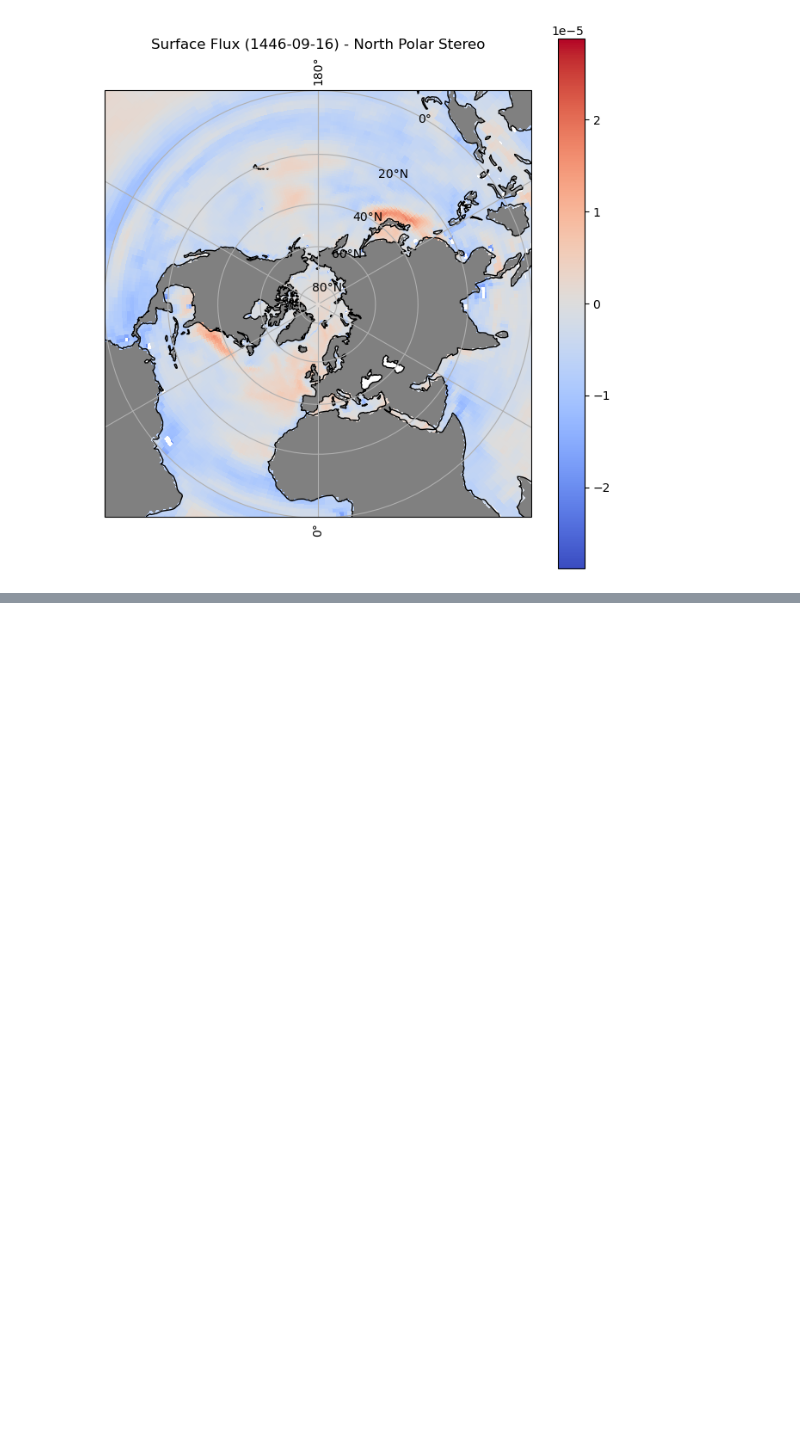
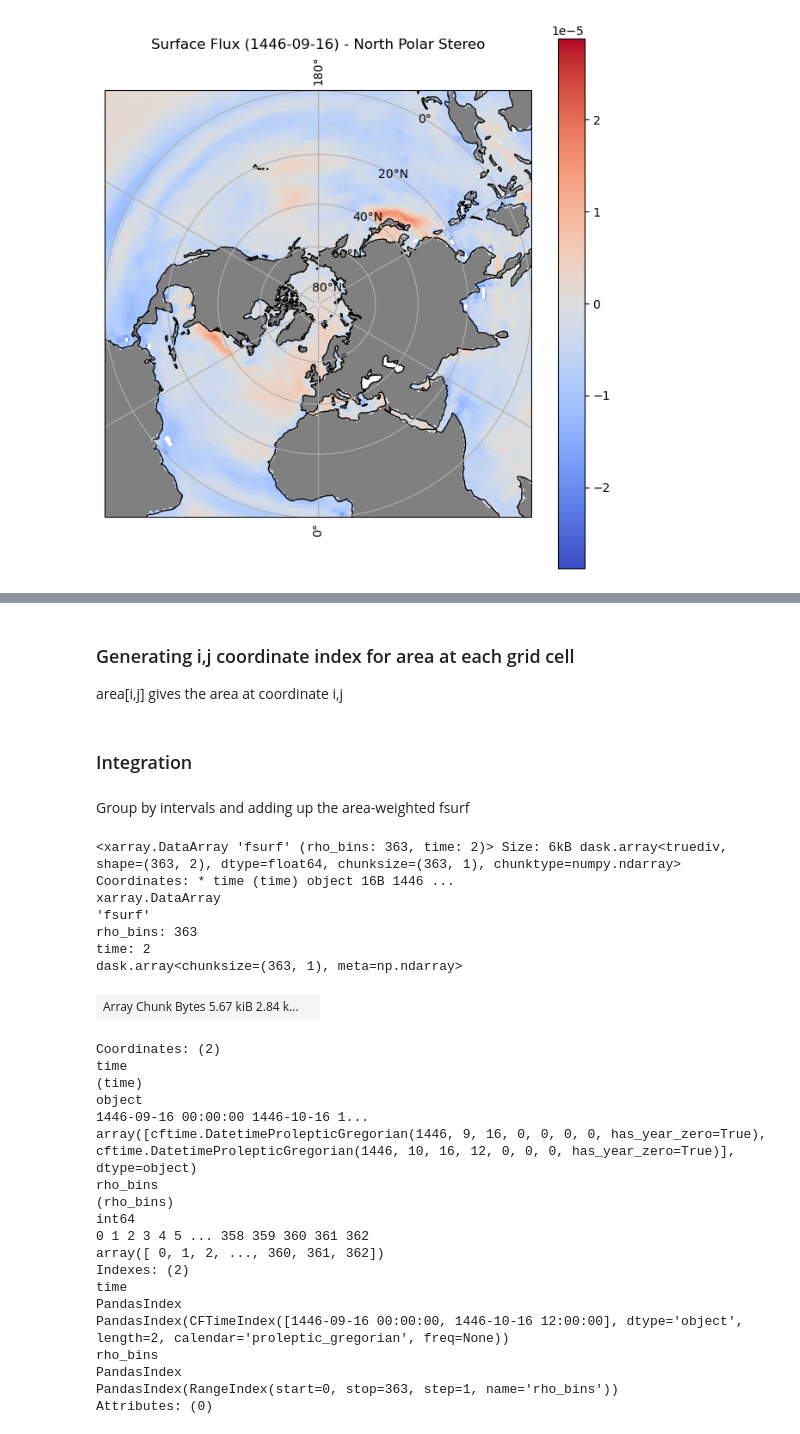
Before and after one commit to xuxingcheng/AMOC-Model-Performance-Analysis, a Jupyter notebook: scripts/Fgen_calculation.ipynb, the cells around one changed output, grey strips where cells are left out. Saved outputs shown, nothing was run; the diff lists cells and outputs as text; code cells hidden in the pictures; blank space fills up the shorter version.

```diff
--- a/scripts/Fgen_calculation.ipynb
+++ b/scripts/Fgen_calculation.ipynb
@@ -384,0 +398,28 @@ plt.show()
+# %% [markdown]
+### Generating i,j coordinate index for area at each grid cell
+area[i,j] gives the area at coordinate i,j
+# %%
+geod = Geod(ellps="WGS84")
+latv = out_ACCESS["vertices_latitude"]
+lonv = out_ACCESS["vertices_longitude"]
+
+def cell_area(lons, lats):
+    area = geod.polygon_area_perimeter(lons, lats)[0]
+    return np.abs(area)
+
+area = xr.apply_ufunc(
+    cell_area,
+    lonv, latv,
+    input_core_dims=[["vertices"], ["vertices"]],
+    output_core_dims=[[]],
+    vectorize=True,
+    dask="parallelized",
+    output_dtypes=[float],
+    dask_gufunc_kwargs={"allow_rechunk": True},
+)
+area = area.compute().to_numpy()
+# area [j,1]
+# %% [markdown]
+### Integration
+# %% [markdown]
+Group by intervals and adding up the area-weighted fsurf
@@ -384,0 +446,30 @@ plt.show()
+# %%
+Fgen_org = weighted_fsurf.groupby_bins(rho, bins=rho_classes, right=False).sum(dim="points") / step_size /1e6
+Fgen_org
+# %% [output]
+<xarray.DataArray 'fsurf' (rho_bins: 363, time: 2)> Size: 6kB dask.array<truediv, shape=(363, 2), dtype=float64, chunksize=(363, 1), chunktype=numpy.ndarray> Coordinates: * time (time) object 16B 1446 ...
+xarray.DataArray
+'fsurf'
+rho_bins: 363
+time: 2
+dask.array<chunksize=(363, 1), meta=np.ndarray>
+| Array Chunk Bytes 5.67 kiB 2.84 k... |  |
+Coordinates: (2)
+time
+(time)
+object
+1446-09-16 00:00:00 1446-10-16 1...
+array([cftime.DatetimeProlepticGregorian(1446, 9, 16, 0, 0, 0, 0, has_year_zero=True), cftime.DatetimeProlepticGregorian(1446, 10, 16, 12, 0, 0, 0, has_year_zero=True)], dtype=object)
+rho_bins
+(rho_bins)
+int64
+0 1 2 3 4 5 ... 358 359 360 361 362
+array([ 0, 1, 2, ..., 360, 361, 362])
+Indexes: (2)
+time
+PandasIndex
+PandasIndex(CFTimeIndex([1446-09-16 00:00:00, 1446-10-16 12:00:00], dtype='object', length=2, calendar='proleptic_gregorian', freq=None))
+rho_bins
+PandasIndex
+PandasIndex(RangeIndex(start=0, stop=363, step=1, name='rho_bins'))
+Attributes: (0)
```
Also changed, not shown: parts of 13 cells of this notebook.
